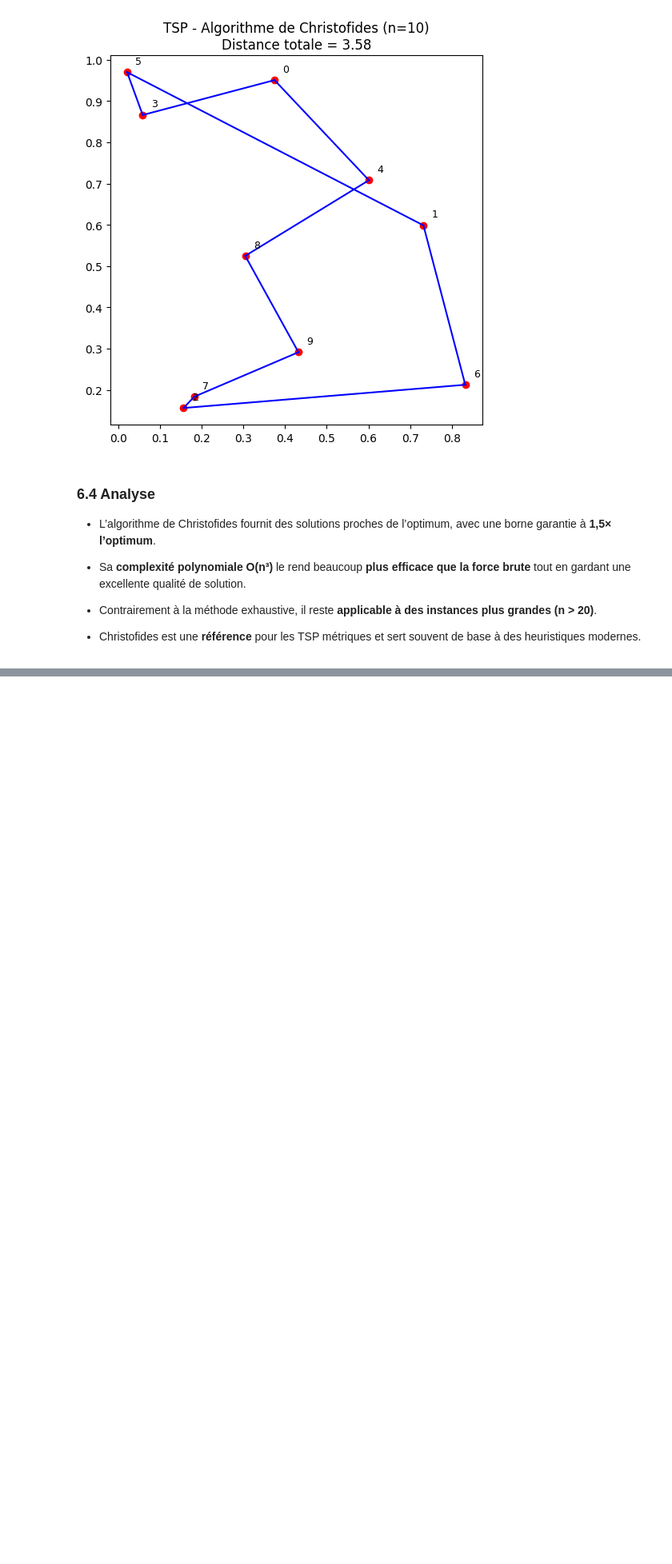
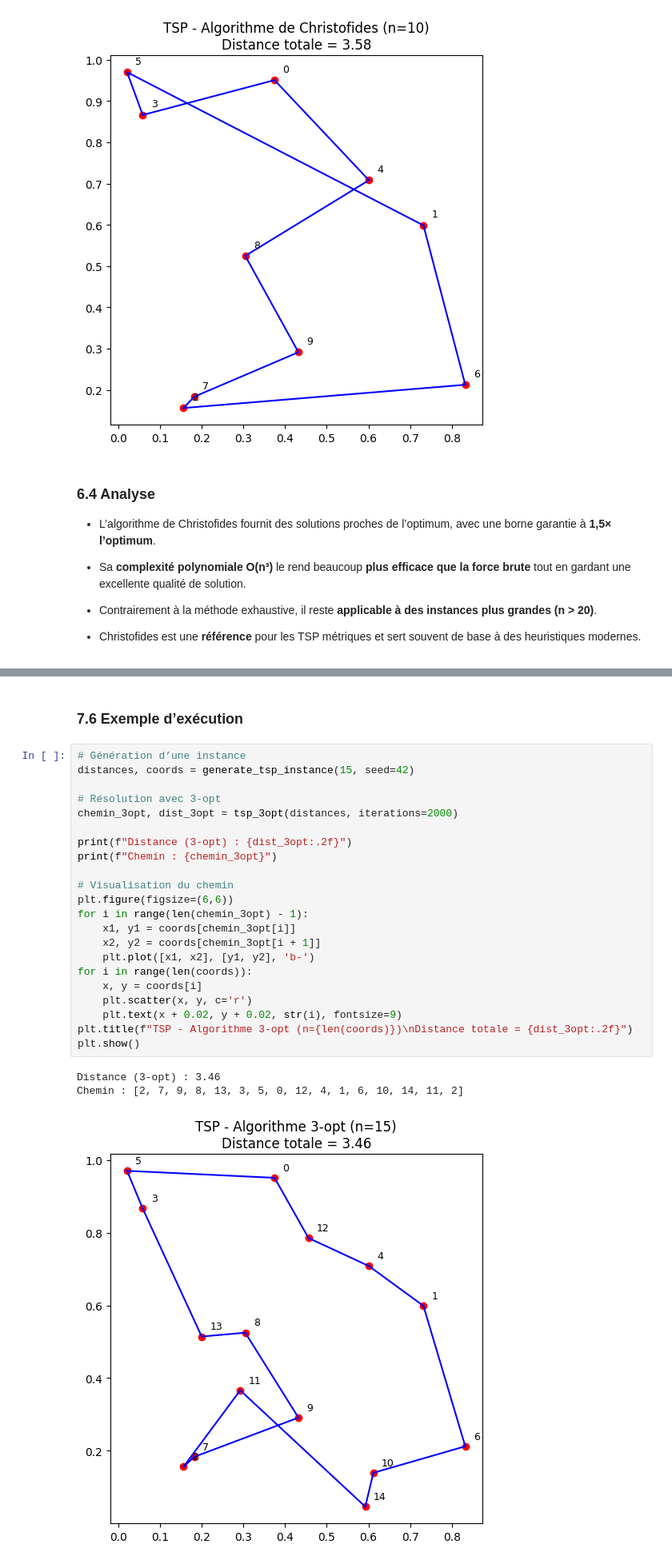
Before and after one commit to waaarz/Projet-IT4A, a Jupyter notebook: Projet-Complexité-A2025 (3).ipynb, the cells around one changed output, grey strips where cells are left out. Shown at 80% size. Drawn from its saved outputs; the diff is of its cells as text; blank space fills up the shorter version.

```diff
--- a/Projet-Complexité-A2025 (3).ipynb
+++ b/Projet-Complexité-A2025 (3).ipynb
@@ -475,0 +603,28 @@ Chemin : [0, 4, 8, 9, 7, 2, 6, 1, 5, 3, 0]
+# %% [markdown]
+### 7.6 Exemple d’exécution
+# %%
+# Génération d’une instance
+distances, coords = generate_tsp_instance(15, seed=42)
+
+# Résolution avec 3-opt
+chemin_3opt, dist_3opt = tsp_3opt(distances, iterations=2000)
+
+print(f"Distance (3-opt) : {dist_3opt:.2f}")
+print(f"Chemin : {chemin_3opt}")
+
+# Visualisation du chemin
+plt.figure(figsize=(6,6))
+for i in range(len(chemin_3opt) - 1):
+    x1, y1 = coords[chemin_3opt[i]]
+    x2, y2 = coords[chemin_3opt[i + 1]]
+    plt.plot([x1, x2], [y1, y2], 'b-')
+for i in range(len(coords)):
+    x, y = coords[i]
+    plt.scatter(x, y, c='r')
+    plt.text(x + 0.02, y + 0.02, str(i), fontsize=9)
+plt.title(f"TSP - Algorithme 3-opt (n={len(coords)})\nDistance totale = {dist_3opt:.2f}")
+plt.show()
+# %% [output]
+Distance (3-opt) : 3.46
+Chemin : [2, 7, 9, 8, 13, 3, 5, 0, 12, 4, 1, 6, 10, 14, 11, 2]
+[figure, added]
```
Also changed, not shown: parts of 14 cells of this notebook.
